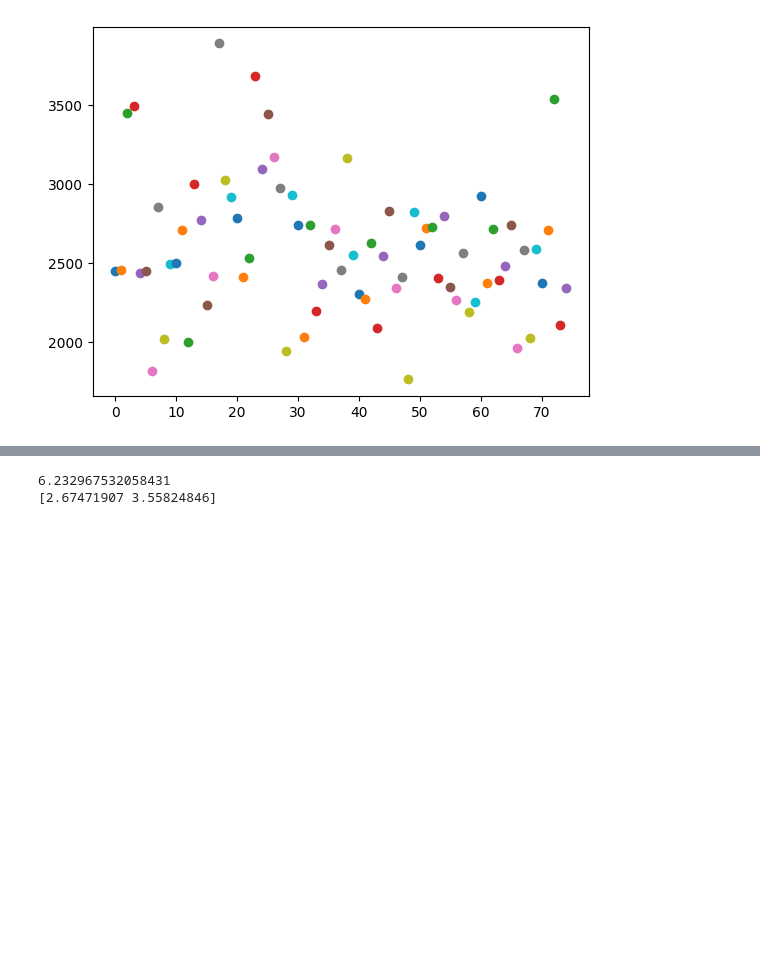
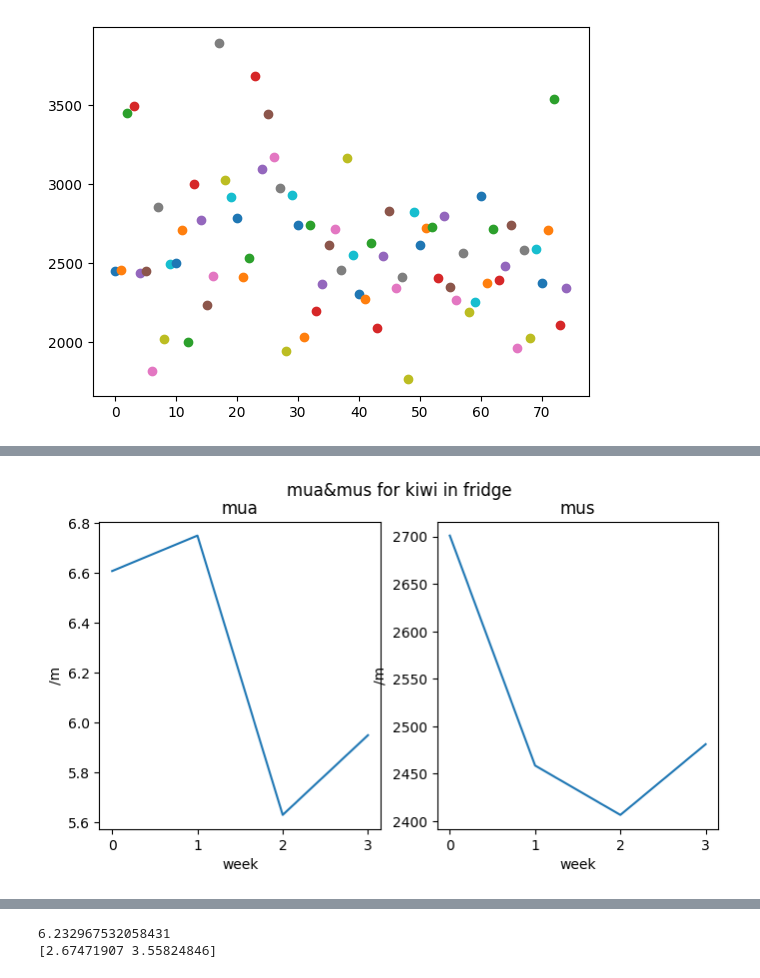
Before and after one commit to xbx18502/Graduation_research_feb, a Jupyter notebook: calculate_muamus_sa3.3_fridge.ipynb, the cells around one changed output, grey strips where cells are left out. Saved outputs shown, nothing was run; the diff lists cells and outputs as text; code cells hidden in the pictures; blank space fills up the shorter version.

```diff
--- a/calculate_muamus_sa3.3_fridge.ipynb
+++ b/calculate_muamus_sa3.3_fridge.ipynb
@@ -365,3 +372,28 @@ mid_miu
+# %%
+days_ = np.array([0,1,2,3,5,7,8,9,11,13,15])
+mua = []
+for i in range(len(avg_miu)):
+    mua.append(avg_miu[i][0])
+mus = []
+for i in range(len(avg_miu)):
+    mus.append(avg_miu[i][1])
+fig = plt.figure(figsize = (8,4))
+fig.suptitle('mua&mus for kiwi in fridge')
+ax0=plt.subplot(1,2,1)
+ax0.set_title('mua')
+ax0.set_xticks(days_[0:AMOUNT_EXP])
+ax0.set_xlabel('week')
+ax0.set_ylabel('/m')
+ax0.plot(days_[0:AMOUNT_EXP],mua)
+ax1=plt.subplot(1,2,2)
+ax1.set_title('mus')
+ax1.set_xticks(days_[0:AMOUNT_EXP])
+ax1.set_xlabel('week')
+ax1.set_ylabel('/m')
+ax1.plot(days_[0:AMOUNT_EXP],mus)
+plt.show()
+# %% [output]
+[figure, added]
 # %%
 days_ = np.array([0,1,2,3,5,7,8,9,11,13,15])
 mua = []
```
Also changed, not shown: parts of 8 cells of this notebook, 4 other files.
